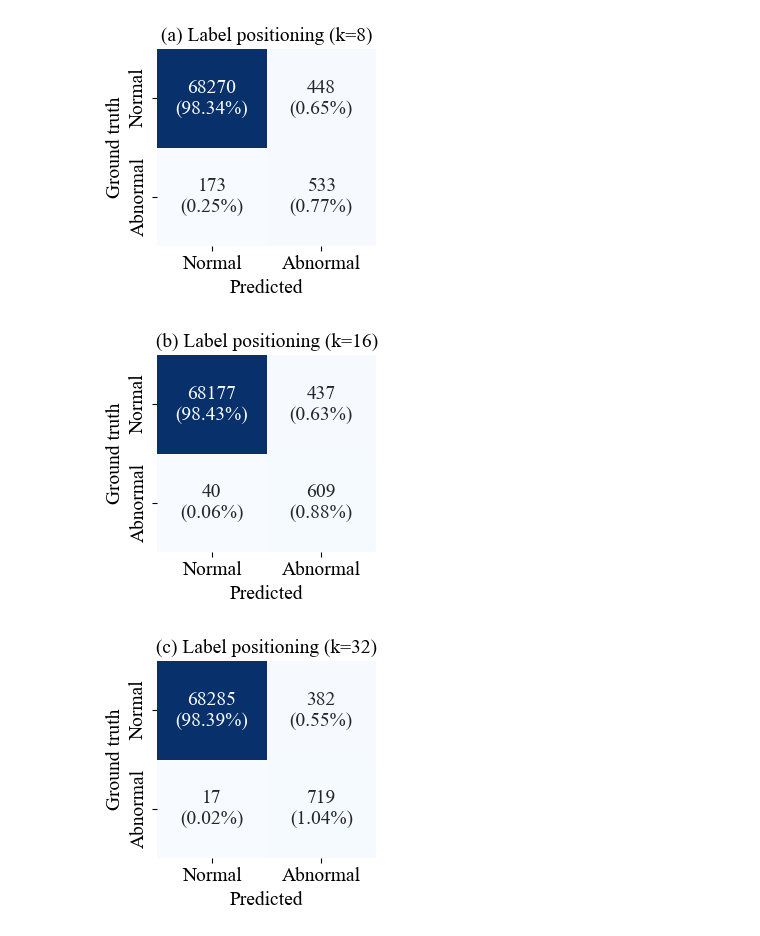
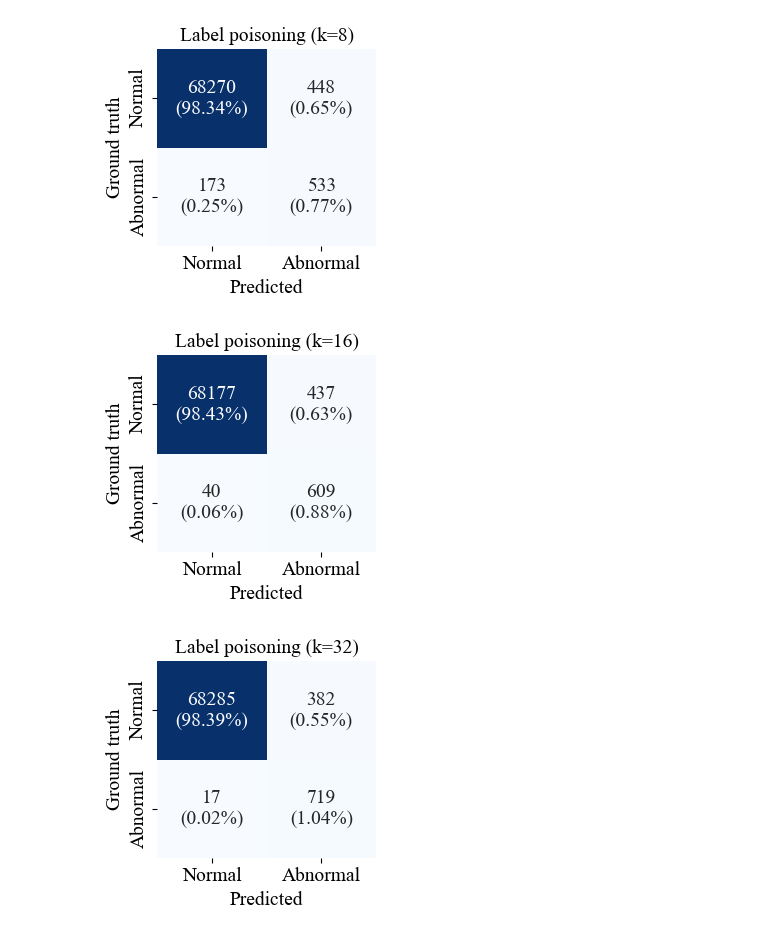
Before and after one commit to Leon-Qiao/RetroFL, a Jupyter notebook: Validate/confusionMa.ipynb, the cells around one changed output. Saved outputs shown, nothing was run; the diff lists cells and outputs as text; code cells hidden in the pictures.

```diff
--- a/Validate/confusionMa.ipynb
+++ b/Validate/confusionMa.ipynb
@@ -50,7 +50,7 @@ def plot_confusion_matrix(tp, tn, fp, fn, class_names=['Negative', 'Positive'],
     plt.savefig(f"{title}.pdf", format="pdf", dpi=300, bbox_inches='tight')
 # %%
 # LP-8
-title = '(a) Label positioning (k=8)'
+title = 'Label poisoning (k=8)'
 tp = 533
 fn = 173
 fp = 448
@@ -59,22 +59,22 @@ class_names = ['Normal', 'Abnormal']
 
 plot_confusion_matrix(tp, tn, fp, fn, class_names, title)
 # %% [output]
-[figure, old version]
+[figure, new version]
 # %%
 # LP-16
-title = '(b) Label positioning (k=16)'
+title = 'Label poisoning (k=16)'
 tp = 609
 fn = 40
 fp = 437
 tn = 68177
 class_names = ['Normal', 'Abnormal']
 
 plot_confusion_matrix(tp, tn, fp, fn, class_names, title)
 # %% [output]
-[figure, old version]
+[figure, new version]
 # %%
 # LP-32
-title = '(c) Label positioning (k=32)'
+title = 'Label poisoning (k=32)'
 tp = 719
 fn = 17
 fp = 382
@@ -83,6 +83,6 @@ class_names = ['Normal', 'Abnormal']
 
 plot_confusion_matrix(tp, tn, fp, fn, class_names, title)
 # %% [output]
-[figure, old version]
+[figure, new version]
 # %%
 # FP-8
```
Also changed, not shown: parts of 3 cells of this notebook, 14 other files.
